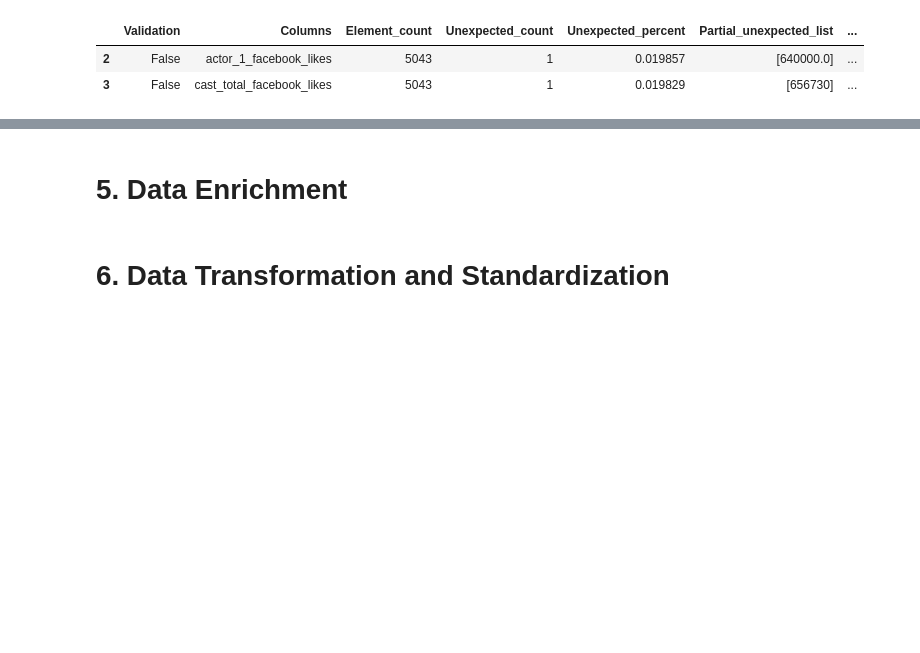
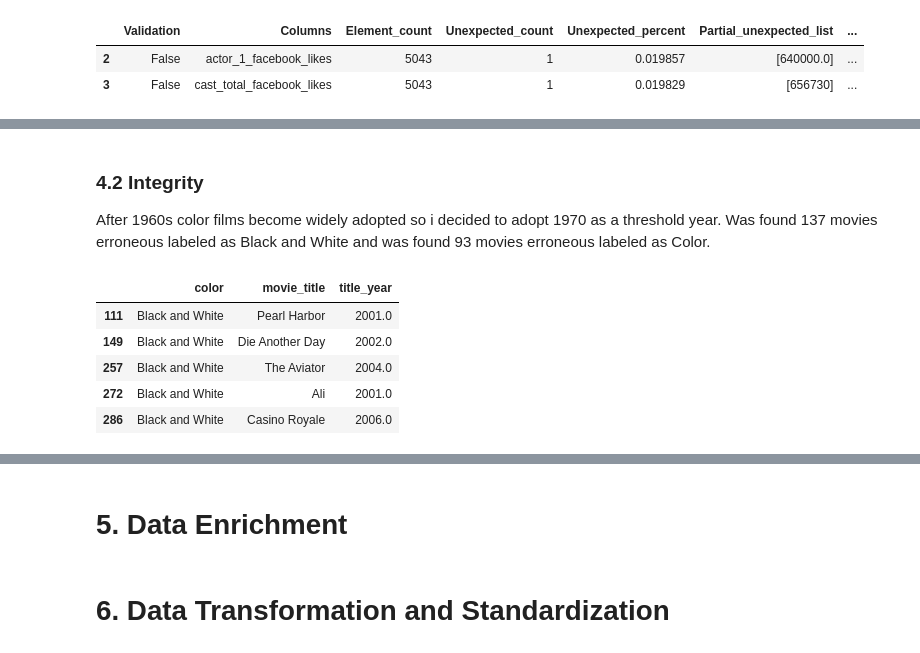
Before and after one commit to brunoVnonato/pyyne_data_eng_test, a Jupyter notebook: movie_metadata_pipeline.ipynb, the cells around one changed output, grey strips where cells are left out. Drawn from its saved outputs; the diff is of its cells as text; code cells hidden in the pictures; blank space fills up the shorter version.

```diff
--- a/movie_metadata_pipeline.ipynb
+++ b/movie_metadata_pipeline.ipynb
@@ -618,0 +686,16 @@ report
+# %% [markdown]
+### 4.2 Integrity
+
+After 1960s color films become widely adopted so i decided to adopt 1970 as a threshold year. Was found 137 movies erroneous labeled as Black and White and was found 93 movies erroneous labeled as Color.
+# %%
+#All movies labeled as Black and White. After 1960s color films become widely adopted.
+wrong_bw = data.loc[(data['color']=='Black and White') & (data['title_year']>1970), ['color','movie_title','title_year']]
+#len(wrong_bw['movie_title'])
+wrong_bw.head()
+# %% [output]
+|  | color | movie_title | title_year |
+| 111 | Black and White | Pearl Harbor | 2001.0 |
+| 149 | Black and White | Die Another Day | 2002.0 |
+| 257 | Black and White | The Aviator | 2004.0 |
+| 272 | Black and White | Ali | 2001.0 |
+| 286 | Black and White | Casino Royale | 2006.0 |
```
Also changed, not shown: parts of 13 cells of this notebook.
